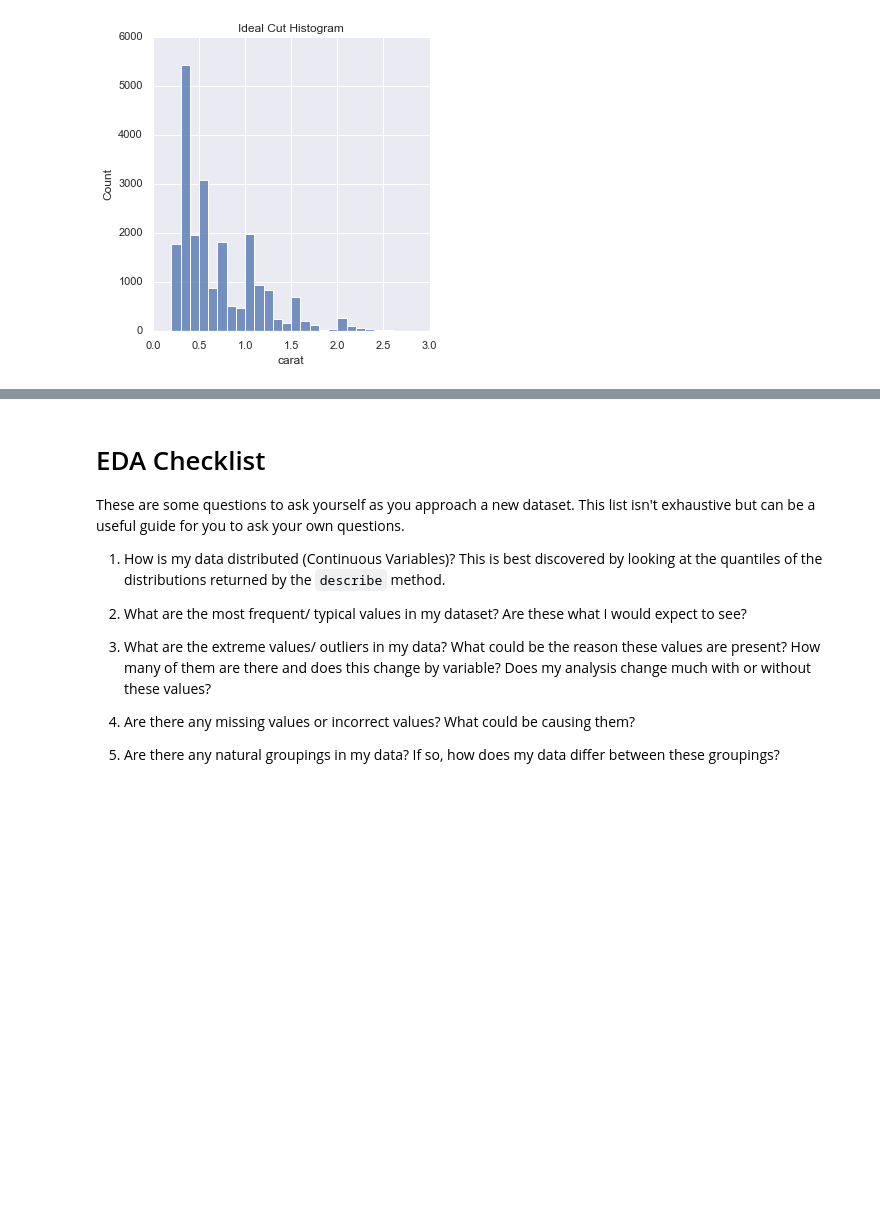
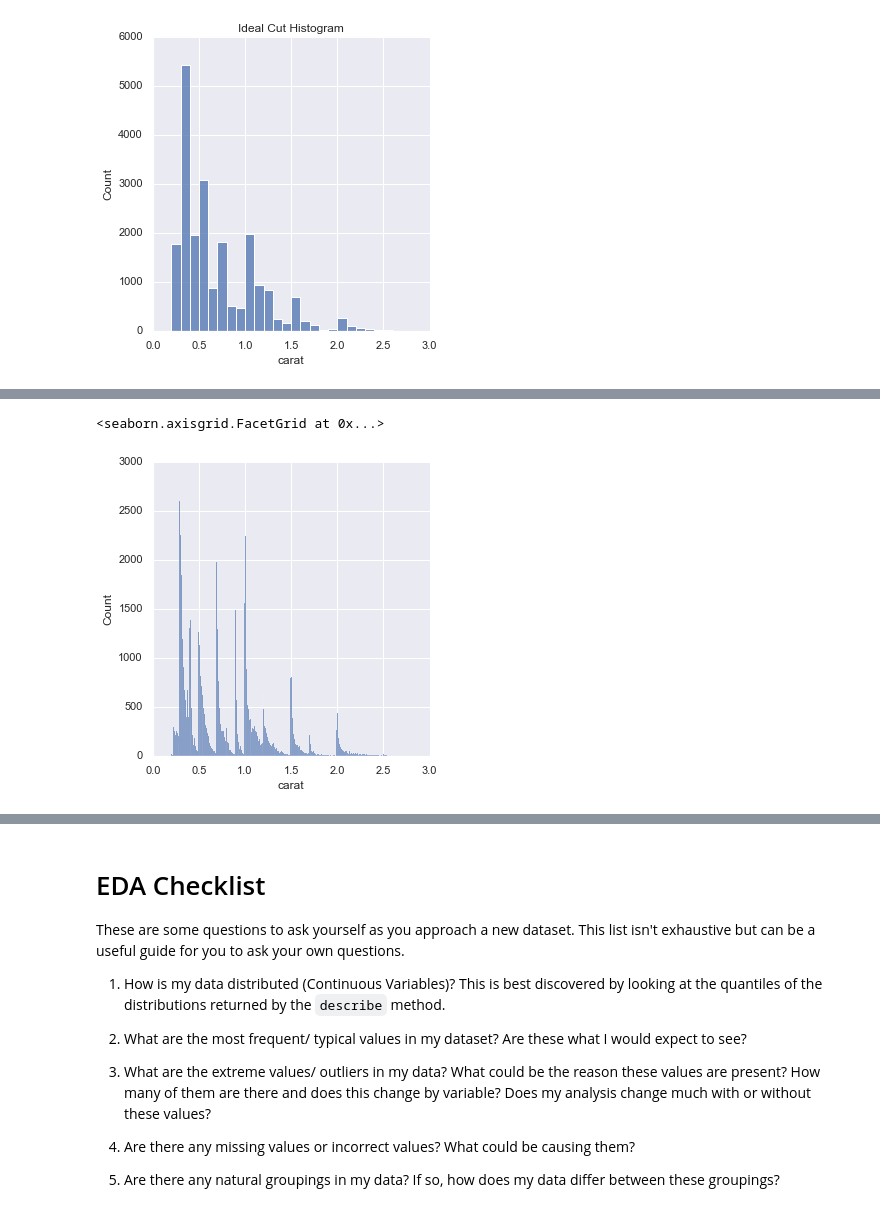
Before and after one commit to JunaidMB/MM_Introduction_to_Data_Science, a Jupyter notebook: W3_Basic_EDA_Stats/notebooks/EDA.ipynb, the cells around one changed output, grey strips where cells are left out. Saved outputs shown, nothing was run; the diff lists cells and outputs as text; code cells hidden in the pictures; blank space fills up the shorter version.

```diff
--- a/W3_Basic_EDA_Stats/notebooks/EDA.ipynb
+++ b/W3_Basic_EDA_Stats/notebooks/EDA.ipynb
@@ -137,0 +151,6 @@ for key, value in enumerate(['Fair', 'Good', 'Very Good', 'Premium', 'Ideal']):
+# %%
+# Let's look at the histogram below for example
+sns.displot(smaller['carat'], binwidth = 0.01, kde = False )
+# %% [output]
+<seaborn.axisgrid.FacetGrid at 0x...>
+[figure, added]
```
Also changed, not shown: parts of 43 cells of this notebook, 3 other files.
